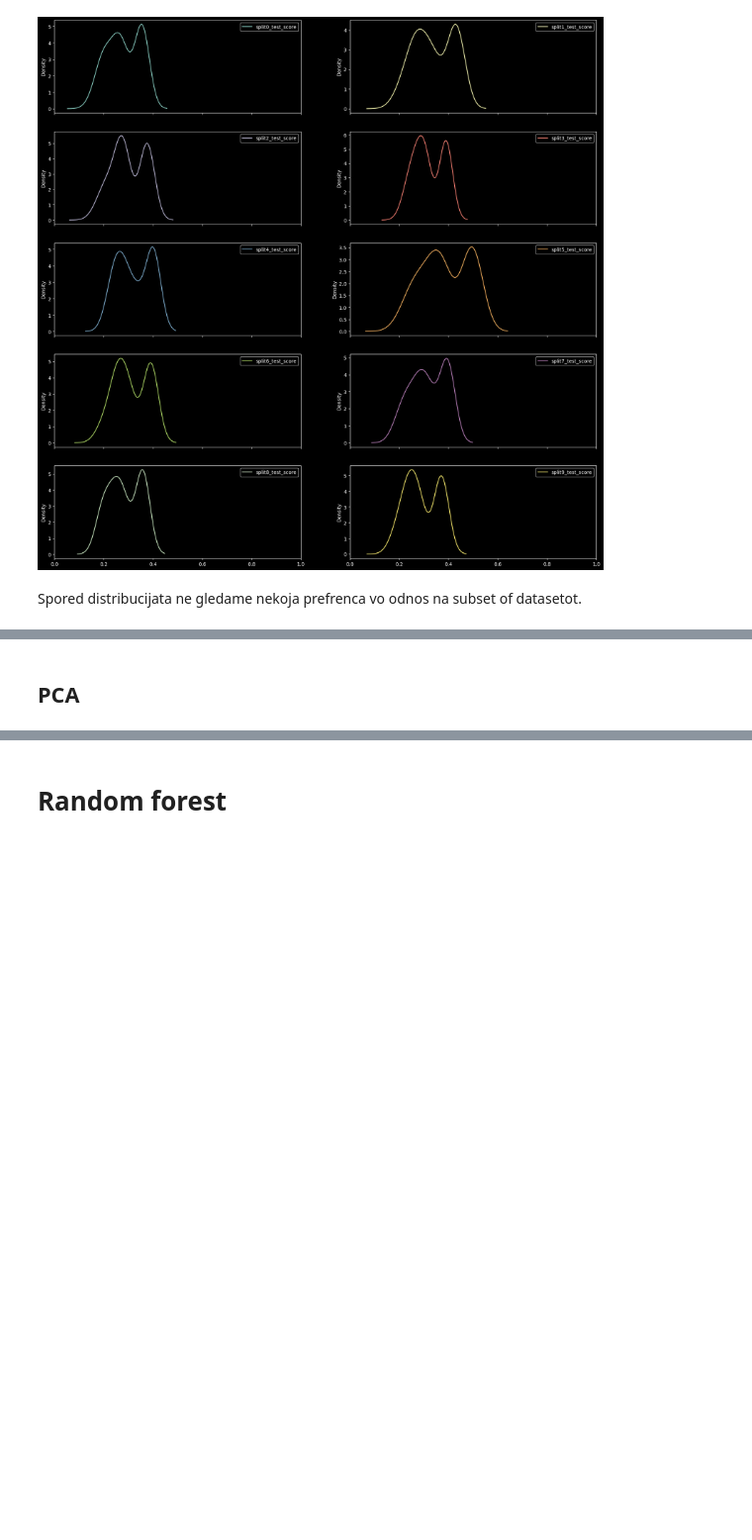
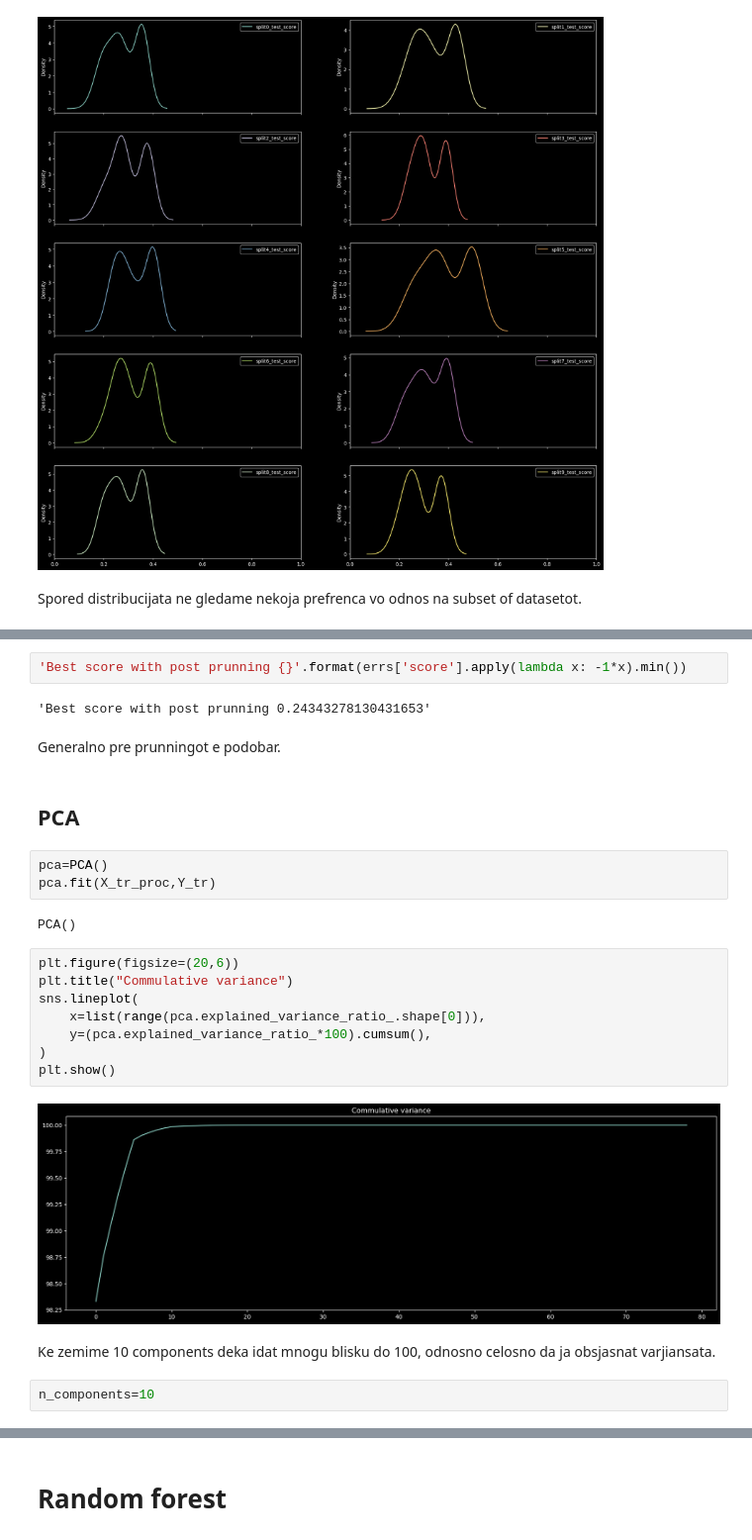
Before and after one commit to viki123v/housing-prices-analysis, a Jupyter notebook: notebooks/regression-trees.ipynb, the cells around one changed output, grey strips where cells are left out. Shown: that part at 99% size. Cells and saved outputs as stored; diff of their text form; blank space fills up the shorter version.

```diff
--- a/notebooks/regression-trees.ipynb
+++ b/notebooks/regression-trees.ipynb
@@ -224,2 +259,27 @@ plt.show()
+# %%
+'Best score with post prunning {}'.format(errs['score'].apply(lambda x: -1*x).min())
+# %% [output]
+'Best score with post prunning 0.24343278130431653'
+# %% [markdown]
+Generalno pre prunningot e podobar.
 # %% [markdown]
 ## PCA
+# %%
+pca=PCA()
+pca.fit(X_tr_proc,Y_tr)
+# %% [output]
+PCA()
+# %%
+plt.figure(figsize=(20,6))
+plt.title("Commulative variance")
+sns.lineplot(
+    x=list(range(pca.explained_variance_ratio_.shape[0])),
+    y=(pca.explained_variance_ratio_*100).cumsum(),
+)
+plt.show()
+# %% [output]
+[figure, added]
+# %% [markdown]
+Ke zemime 10 components deka idat mnogu blisku do 100, odnosno celosno da ja obsjasnat varjiansata.
+# %%
+n_components=10
```
Also changed, not shown: parts of 32 cells of this notebook.
